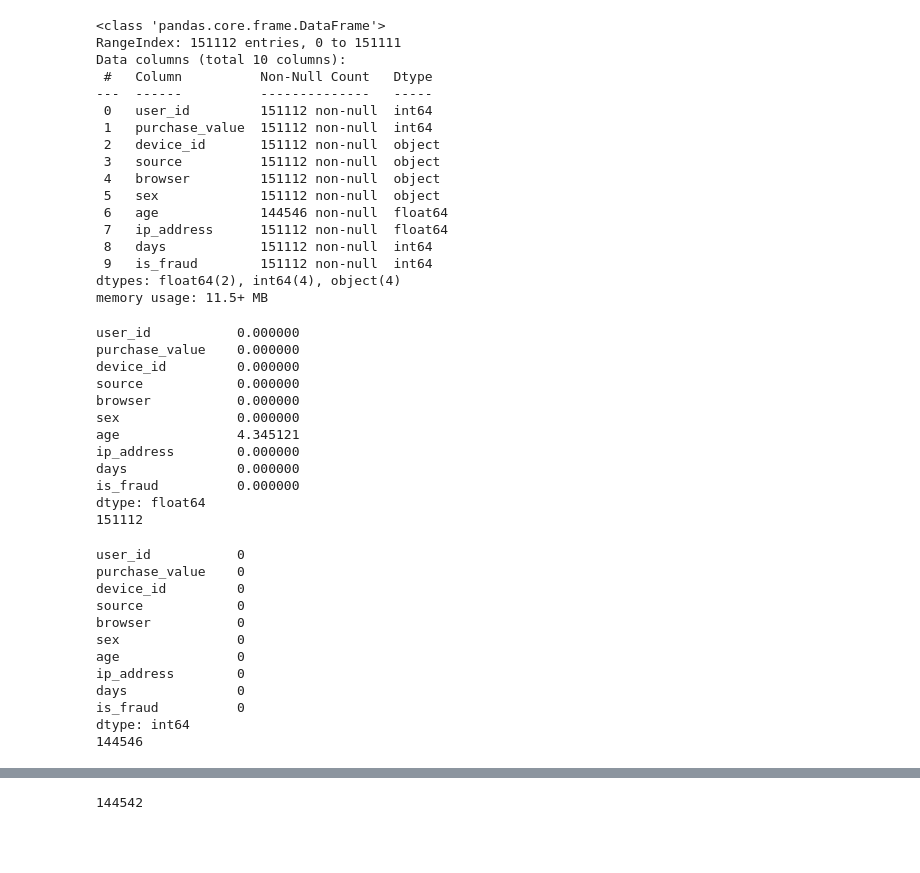
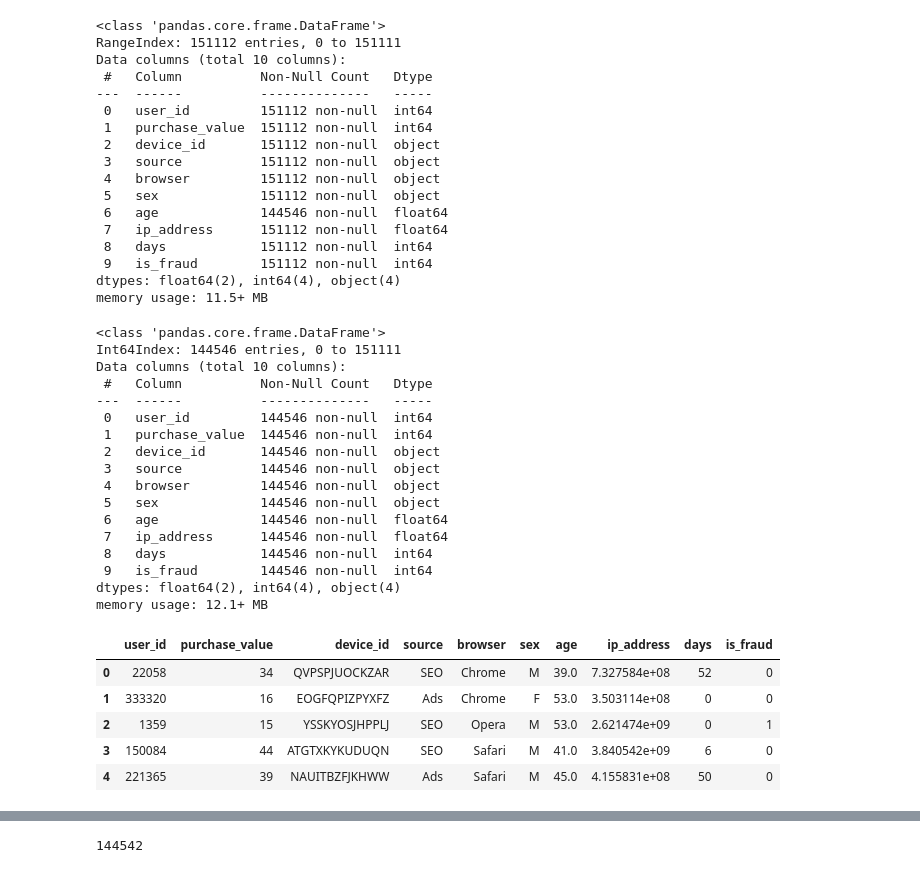
Before and after one commit to TeoTzeShuen/school, a Jupyter notebook: Individual Project/project.ipynb, the cells around one changed output, grey strips where cells are left out. Saved outputs shown, nothing was run; the diff lists cells and outputs as text; code cells hidden in the pictures; blank space fills up the shorter version.

Commit message:
Finished Data Conversion
Merge back into master soon(tm)

```diff
--- a/Individual Project/project.ipynb
+++ b/Individual Project/project.ipynb
@@ -48,20 +48,4 @@ Data columns (total 10 columns):
  9   is_fraud        151112 non-null  int64
 dtypes: float64(2), int64(4), object(4)
 memory usage: 11.5+ MB
-# %%
-print(df.isnull().mean() * 100) #use isnull with mean to check for pct(%) of missing values in columns
-print(len(df.index))
-# %% [output]
-user_id           0.000000
-purchase_value    0.000000
-device_id         0.000000
-source            0.000000
-browser           0.000000
-sex               0.000000
-age               4.345121
-ip_address        0.000000
-days              0.000000
-is_fraud          0.000000
-dtype: float64
-151112
 # %%
@@ -70,20 +54,24 @@ dtype: float64
 # %%
 df_clean = df.copy()
 df_clean = df_clean.dropna(axis=0, how='any') # copy df & drop rows with missing values
-print(df_clean.isnull().sum()) # check that df_clean has no missing values
-print(len(df_clean.index))
+df_clean.info()
 # %% [output]
-user_id           0
-purchase_value    0
-device_id         0
-source            0
-browser           0
-sex               0
-age               0
-ip_address        0
-days              0
-is_fraud          0
-dtype: int64
-144546
+<class 'pandas.core.frame.DataFrame'>
+Int64Index: 144546 entries, 0 to 151111
+Data columns (total 10 columns):
+ #   Column          Non-Null Count   Dtype
+---  ------          --------------   -----
+ 0   user_id         144546 non-null  int64
+ 1   purchase_value  144546 non-null  int64
+ 2   device_id       144546 non-null  object
+ 3   source          144546 non-null  object
+ 4   browser         144546 non-null  object
+ 5   sex             144546 non-null  object
+ 6   age             144546 non-null  float64
+ 7   ip_address      144546 non-null  float64
+ 8   days            144546 non-null  int64
+ 9   is_fraud        144546 non-null  int64
+dtypes: float64(2), int64(4), object(4)
+memory usage: 12.1+ MB
 # %%
 # great, now we have a dataset with no missing values
@@ -89,0 +79,10 @@ dtype: int64
+# %%
+# Firstly, we can use the .head() function to have a glance at the data and see what needs correction
+df_clean.head()
+# %% [output]
+|  | user_id | purchase_value | device_id | source | browser | sex | age | ip_address | days | is_fraud |
+| 0 | 22058 | 34 | QVPSPJUOCKZAR | SEO | Chrome | M | 39.0 | 7.327584e+08 | 52 | 0 |
+| 1 | 333320 | 16 | EOGFQPIZPYXFZ | Ads | Chrome | F | 53.0 | 3.503114e+08 | 0 | 0 |
+| 2 | 1359 | 15 | YSSKYOSJHPPLJ | SEO | Opera | M | 53.0 | 2.621474e+09 | 0 | 1 |
+| 3 | 150084 | 44 | ATGTXKYKUDUQN | SEO | Safari | M | 41.0 | 3.840542e+09 | 6 | 0 |
+| 4 | 221365 | 39 | NAUITBZFJKHWW | Ads | Safari | M | 45.0 | 4.155831e+08 | 50 | 0 |
```
Also changed, not shown: parts of 7 cells of this notebook.
